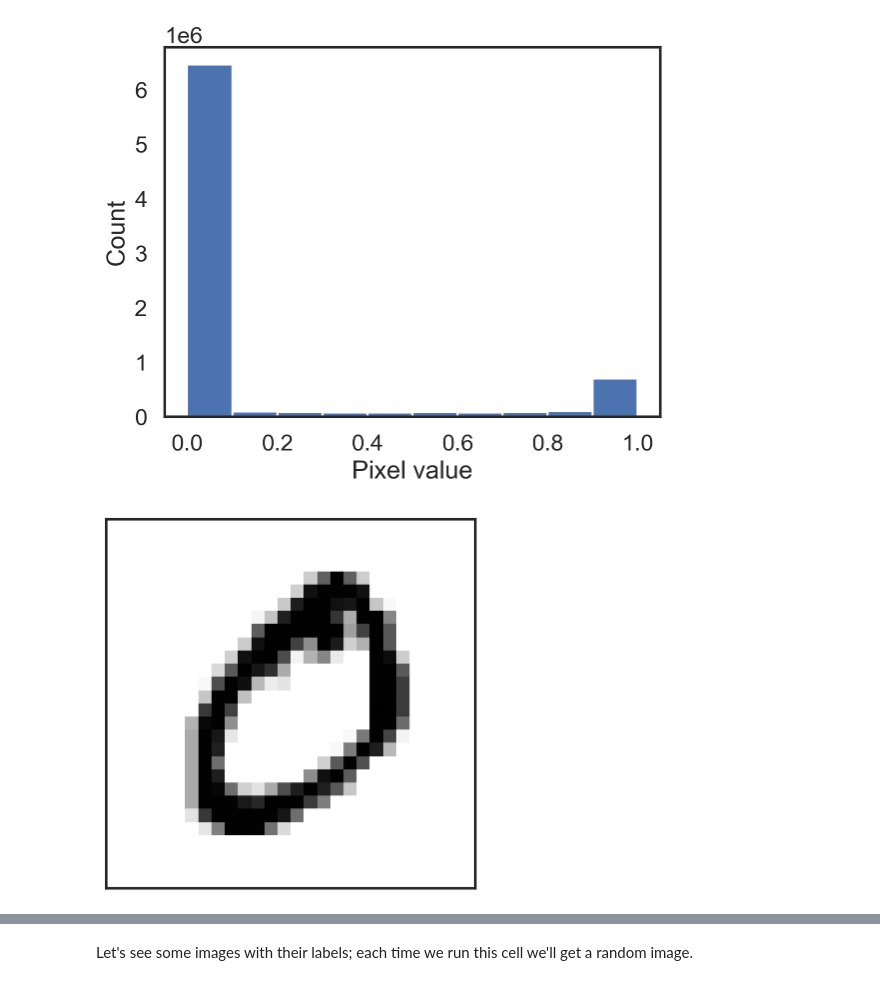
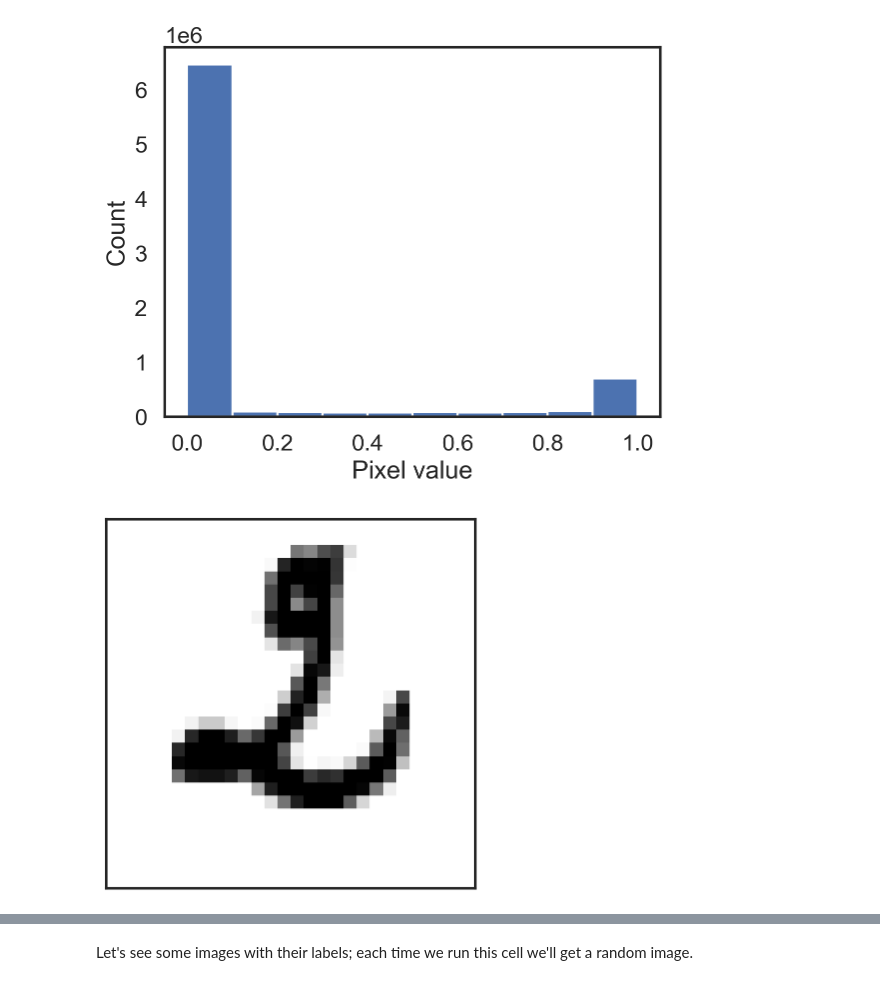
Before and after one commit to yoavram/ProbML, a Jupyter notebook: sessions/softmax_regression.ipynb, the cells around one changed output, grey strips where cells are left out. Drawn from its saved outputs; the diff is of its cells as text; code cells hidden in the pictures.

```diff
--- a/sessions/softmax_regression.ipynb
+++ b/sessions/softmax_regression.ipynb
@@ -45,13 +45,13 @@ plt.ylabel('Count');
 # %%
 def display_image(im, ax=None):
     if ax is None: fig, ax = plt.subplots()
     ax.imshow(im, cmap='gray_r')
     ax.set_xticks([])
     ax.set_yticks([])
 
-display_image(X_train[1, :, :])
+display_image(X_train[190, :, :])
 # %% [output]
-[figure, old version]
+[figure, new version]
 # %% [markdown]
 # Softmax regression
 
```
Also changed, not shown: parts of 9 cells of this notebook, 3 other files.
